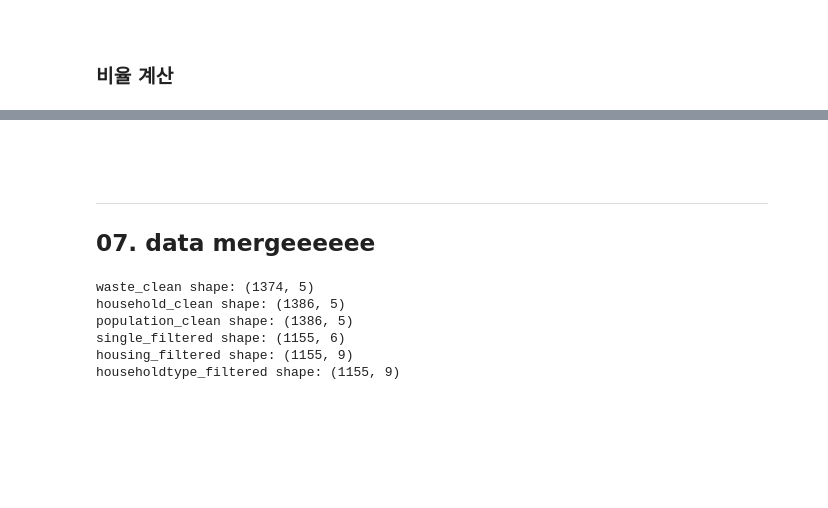
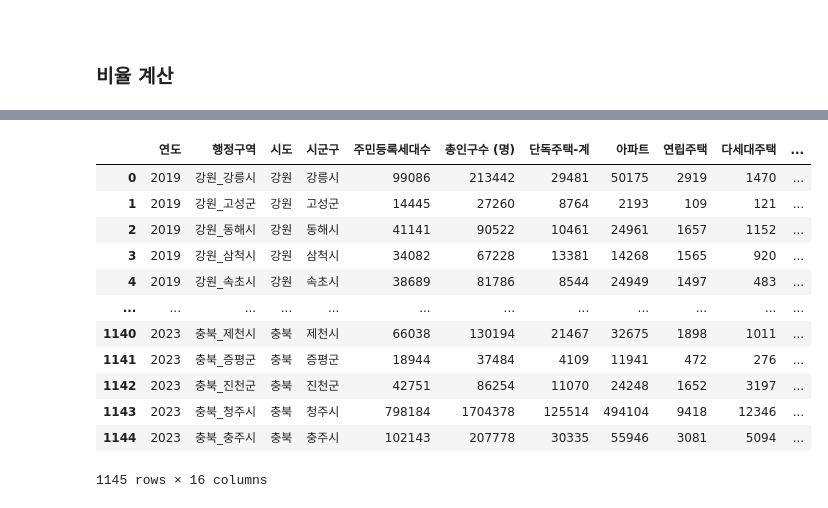
Before and after one commit to kimsang0220/Busan_Big_Data, a Jupyter notebook: KBR/1_데이터수집및전처리.ipynb, the cells around one changed output, grey strips where cells are left out. Saved outputs shown, nothing was run; the diff lists cells and outputs as text; code cells hidden in the pictures; blank space fills up the shorter version.

```diff
--- a/KBR/1_데이터수집및전처리.ipynb
+++ b/KBR/1_데이터수집및전처리.ipynb
@@ -828,0 +836,14 @@ Index(['연도', '시ㆍ도', '시군구', '1인가구비율', '2인가구비율
+# %%
+# merge 시작 (outer join 사용)
+merged_df = household_filtered.copy()
+
+# population_clean merge
+merged_df = pd.merge(merged_df, population_filtered[['연도', '행정구역', '총인구수 (명)']], on=['연도', '행정구역'], how='outer')
+
+# housing_filtered merge
+merged_df = pd.merge(merged_df, housing_filtered[['연도', '행정구역', '단독주택-계', '아파트', '연립주택', '다세대주택',
+                                                  '비주거용 건물 내 주택', '단독주택비율', '아파트비율', '연립주택비율',
+                                                  '다세대주택비율', '비주거용주택비율']], on=['연도', '행정구역'], how='outer')
+
+print(f"병합된 데이터프레임 shape: {merged_df.shape}")
+merged_df.head()
@@ -829 +858,26 @@ Index(['연도', '시ㆍ도', '시군구', '1인가구비율', '2인가구비율
+# %%
+# 행정구역 col을 연도 다음으로 옮기기
+cols = list(merged_df.columns)
+
+cols.remove('행정구역')
+insert_idx = cols.index('연도') + 1
+cols.insert(insert_idx, '행정구역')
+
+# 순서 재정렬
+merged_df = merged_df[cols]
+merged_df
+# %% [output]
+|  | 연도 | 행정구역 | 시도 | 시군구 | 주민등록세대수 | 총인구수 (명) | 단독주택-계 | 아파트 | 연립주택 | 다세대주택 | ... |
+| 0 | 2019 | 강원_강릉시 | 강원 | 강릉시 | 99086 | 213442 | 29481 | 50175 | 2919 | 1470 | ... |
+| 1 | 2019 | 강원_고성군 | 강원 | 고성군 | 14445 | 27260 | 8764 | 2193 | 109 | 121 | ... |
+| 2 | 2019 | 강원_동해시 | 강원 | 동해시 | 41141 | 90522 | 10461 | 24961 | 1657 | 1152 | ... |
+| 3 | 2019 | 강원_삼척시 | 강원 | 삼척시 | 34082 | 67228 | 13381 | 14268 | 1565 | 920 | ... |
+| 4 | 2019 | 강원_속초시 | 강원 | 속초시 | 38689 | 81786 | 8544 | 24949 | 1497 | 483 | ... |
+| ... | ... | ... | ... | ... | ... | ... | ... | ... | ... | ... | ... |
+| 1140 | 2023 | 충북_제천시 | 충북 | 제천시 | 66038 | 130194 | 21467 | 32675 | 1898 | 1011 | ... |
+| 1141 | 2023 | 충북_증평군 | 충북 | 증평군 | 18944 | 37484 | 4109 | 11941 | 472 | 276 | ... |
+| 1142 | 2023 | 충북_진천군 | 충북 | 진천군 | 42751 | 86254 | 11070 | 24248 | 1652 | 3197 | ... |
+| 1143 | 2023 | 충북_청주시 | 충북 | 청주시 | 798184 | 1704378 | 125514 | 494104 | 9418 | 12346 | ... |
+| 1144 | 2023 | 충북_충주시 | 충북 | 충주시 | 102143 | 207778 | 30335 | 55946 | 3081 | 5094 | ... |
+1145 rows × 16 columns
 # %%
@@ -831,19 +885,0 @@ Index(['연도', '시ㆍ도', '시군구', '1인가구비율', '2인가구비율
-# %% [markdown]
-<br><br>
-
----
-## 07. data mergeeeeee
-# %%
-print(f"waste_clean shape: {waste_clean.shape}")                         # 폐기물
-print(f"household_clean shape: {household_clean.shape}")                 # 세대수
-print(f"population_clean shape: {population_clean.shape}")               # 인구수
-print(f"single_filtered shape: {single_filtered.shape}")                 # 1인가구 수 비율
-print(f"housing_filtered shape: {housing_filtered.shape}")               # 주택 유형별 비율
-print(f"householdtype_filtered shape: {householdtype_filtered.shape}")   # 가구원 수별 비율
-# %% [output]
-waste_clean shape: (1374, 5)
-household_clean shape: (1386, 5)
-population_clean shape: (1386, 5)
-single_filtered shape: (1155, 6)
-housing_filtered shape: (1155, 9)
-householdtype_filtered shape: (1155, 9)
```
Also changed, not shown: parts of 119 cells of this notebook.
